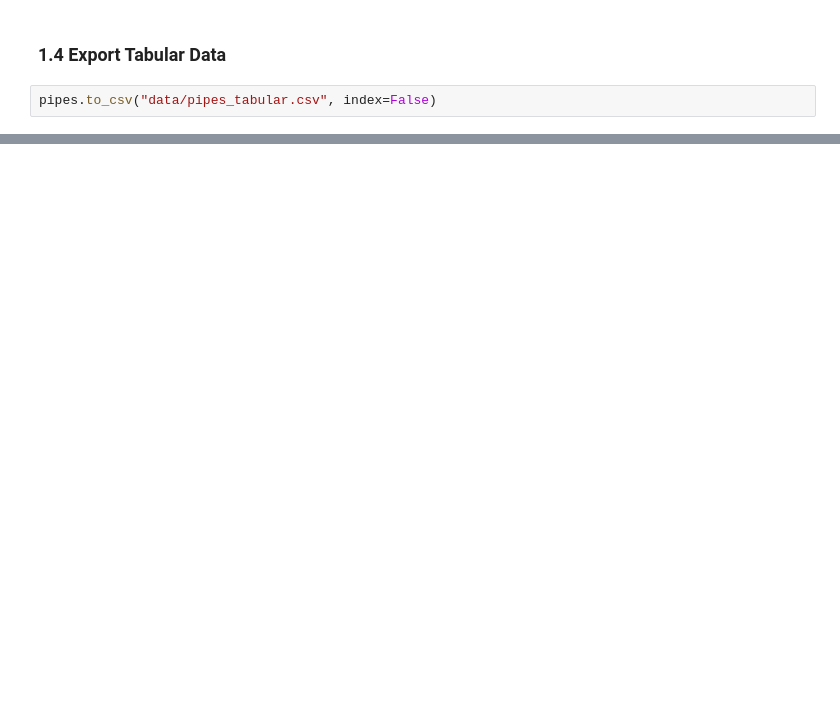
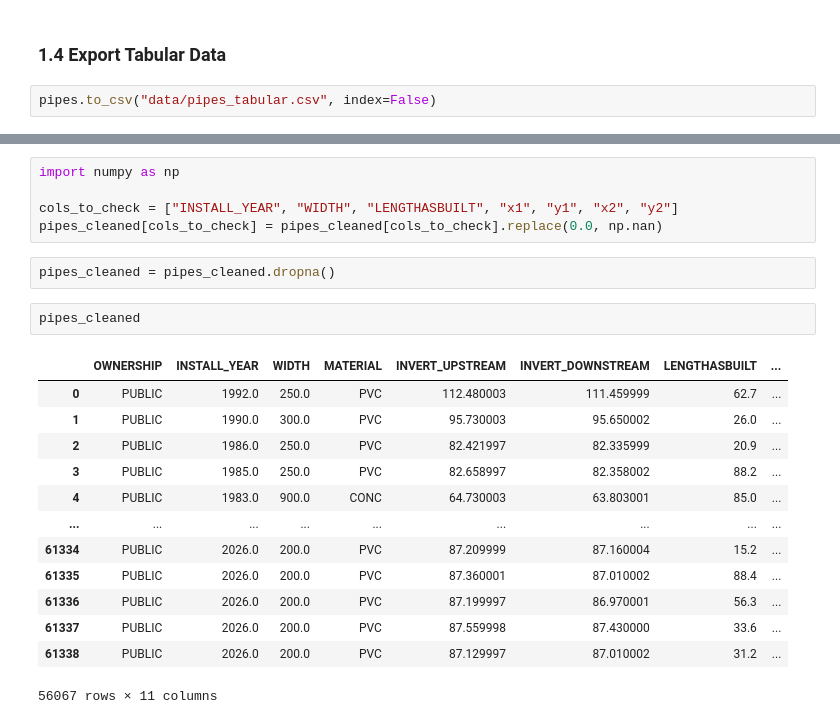
Before and after one commit to JihoTheCoder0607/HydroGraph, a Jupyter notebook: notebooks/01_data_loading_and_analysis.ipynb, the cells around one changed output, grey strips where cells are left out. Cells and saved outputs as stored; diff of their text form; blank space fills up the shorter version.

```diff
--- a/notebooks/01_data_loading_and_analysis.ipynb
+++ b/notebooks/01_data_loading_and_analysis.ipynb
@@ -89,0 +154,23 @@ SyntaxError: invalid syntax (3528599804.py, line 1)
+# %%
+import numpy as np
+
+cols_to_check = ["INSTALL_YEAR", "WIDTH", "LENGTHASBUILT", "x1", "y1", "x2", "y2"]
+pipes_cleaned[cols_to_check] = pipes_cleaned[cols_to_check].replace(0.0, np.nan)
+# %%
+pipes_cleaned = pipes_cleaned.dropna()
+# %%
+pipes_cleaned
+# %% [output]
+|  | OWNERSHIP | INSTALL_YEAR | WIDTH | MATERIAL | INVERT_UPSTREAM | INVERT_DOWNSTREAM | LENGTHASBUILT | ... |
+| 0 | PUBLIC | 1992.0 | 250.0 | PVC | 112.480003 | 111.459999 | 62.7 | ... |
+| 1 | PUBLIC | 1990.0 | 300.0 | PVC | 95.730003 | 95.650002 | 26.0 | ... |
+| 2 | PUBLIC | 1986.0 | 250.0 | PVC | 82.421997 | 82.335999 | 20.9 | ... |
+| 3 | PUBLIC | 1985.0 | 250.0 | PVC | 82.658997 | 82.358002 | 88.2 | ... |
+| 4 | PUBLIC | 1983.0 | 900.0 | CONC | 64.730003 | 63.803001 | 85.0 | ... |
+| ... | ... | ... | ... | ... | ... | ... | ... | ... |
+| 61334 | PUBLIC | 2026.0 | 200.0 | PVC | 87.209999 | 87.160004 | 15.2 | ... |
+| 61335 | PUBLIC | 2026.0 | 200.0 | PVC | 87.360001 | 87.010002 | 88.4 | ... |
+| 61336 | PUBLIC | 2026.0 | 200.0 | PVC | 87.199997 | 86.970001 | 56.3 | ... |
+| 61337 | PUBLIC | 2026.0 | 200.0 | PVC | 87.559998 | 87.430000 | 33.6 | ... |
+| 61338 | PUBLIC | 2026.0 | 200.0 | PVC | 87.129997 | 87.010002 | 31.2 | ... |
+56067 rows × 11 columns
```
Also changed, not shown: parts of 10 cells of this notebook.
